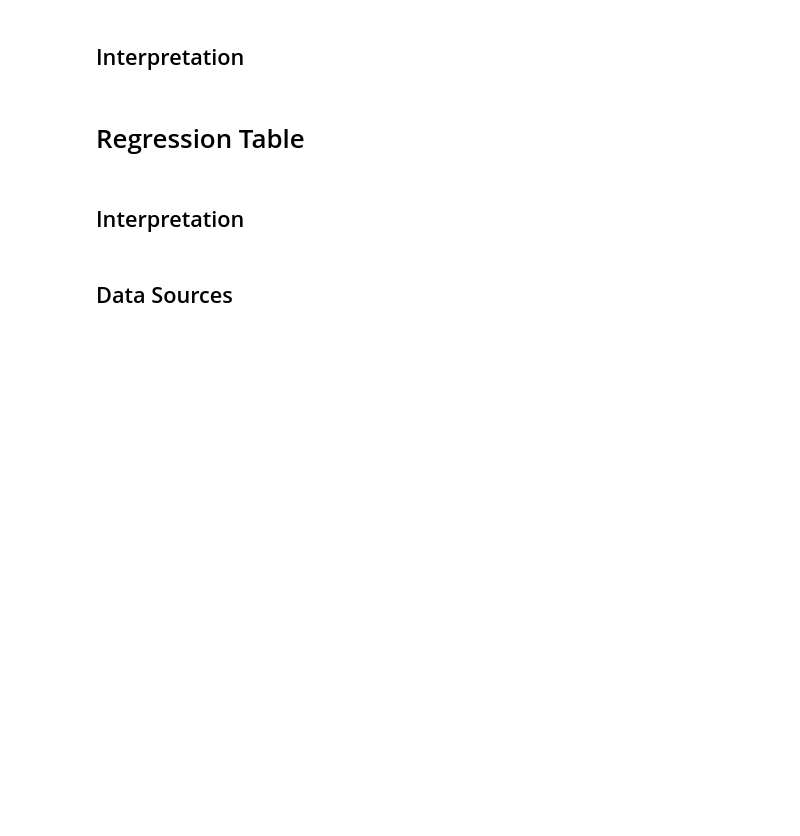
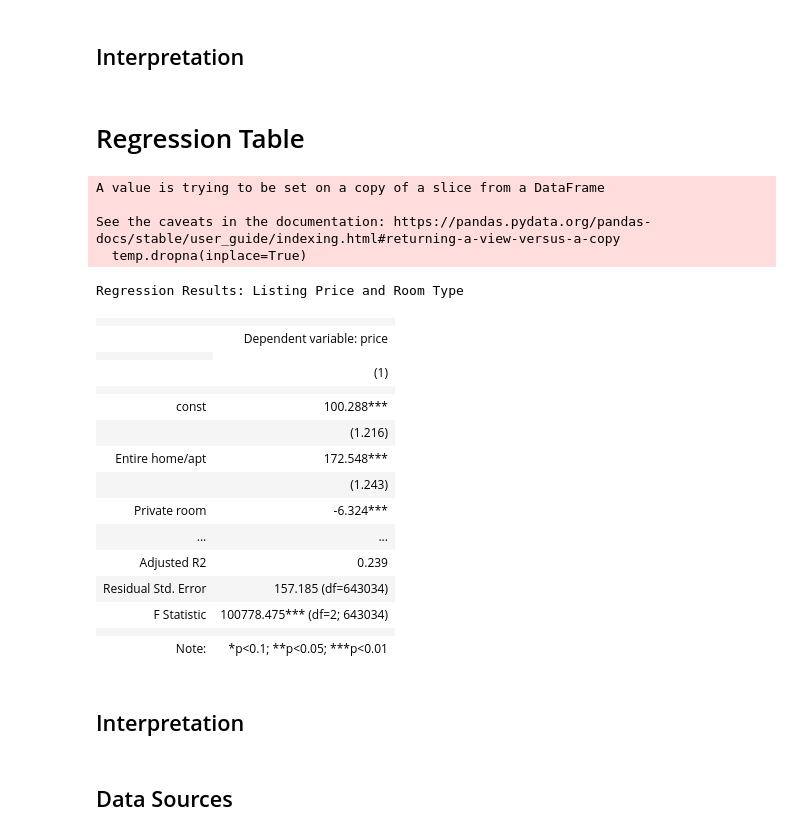
Before and after one commit to ECO225-W2025/eco225-project-code-easteli, a Jupyter notebook: Report2.ipynb, the cells around one changed output. Drawn from its saved outputs; the diff is of its cells as text; code cells hidden in the pictures; blank space fills up the shorter version.

Commit message:
Ran a basic regression to test method and changed how dummies are generated

```diff
--- a/Report2.ipynb
+++ b/Report2.ipynb
@@ -213,6 +230,50 @@ plt.show()
 ## Interpretation
 # %% [markdown]
 # Regression Table
+# %%
+temp = CalLisCrime[["Entire home/apt","Private room","price"]]
+temp.dropna(inplace=True)
+
+x = temp[["Entire home/apt","Private room"]]
+y = temp["price"]
+x = sm.add_constant(x)
+
+model = sm.OLS(y, x).fit()
+
+#print(model.summary())
+
+stargazer = Stargazer([model])
+stargazer.covariate_order(["const", "Entire home/apt", "Private room"])
+stargazer.title("Regression Results: Listing Price and Room Type")
+
+html_output = stargazer.render_html()
+
+from IPython.core.display import display, HTML
+display(HTML(html_output))
+
+#Note: Reference category is "Shared room"
+# %% [output]
+A value is trying to be set on a copy of a slice from a DataFrame
+
+See the caveats in the documentation: https://pandas.pydata.org/pandas-docs/stable/user_guide/indexing.html#returning-a-view-versus-a-copy
+  temp.dropna(inplace=True)
+Regression Results: Listing Price and Room Type
+|  |  |
+|  | Dependent variable: price |
+|  |
+|  | (1) |
+|  |  |
+| const | 100.288*** |
+|  | (1.216) |
+| Entire home/apt | 172.548*** |
+|  | (1.243) |
+| Private room | -6.324*** |
+| ... | ... |
+| Adjusted R2 | 0.239 |
+| Residual Std. Error | 157.185 (df=643034) |
+| F Statistic | 100778.475*** (df=2; 643034) |
+|  |  |
+| Note: | *p<0.1; **p<0.05; ***p<0.01 |
 # %% [markdown]
 ## Interpretation
 # %% [markdown]
```
Also changed, not shown: parts of 1 cell of this notebook.
